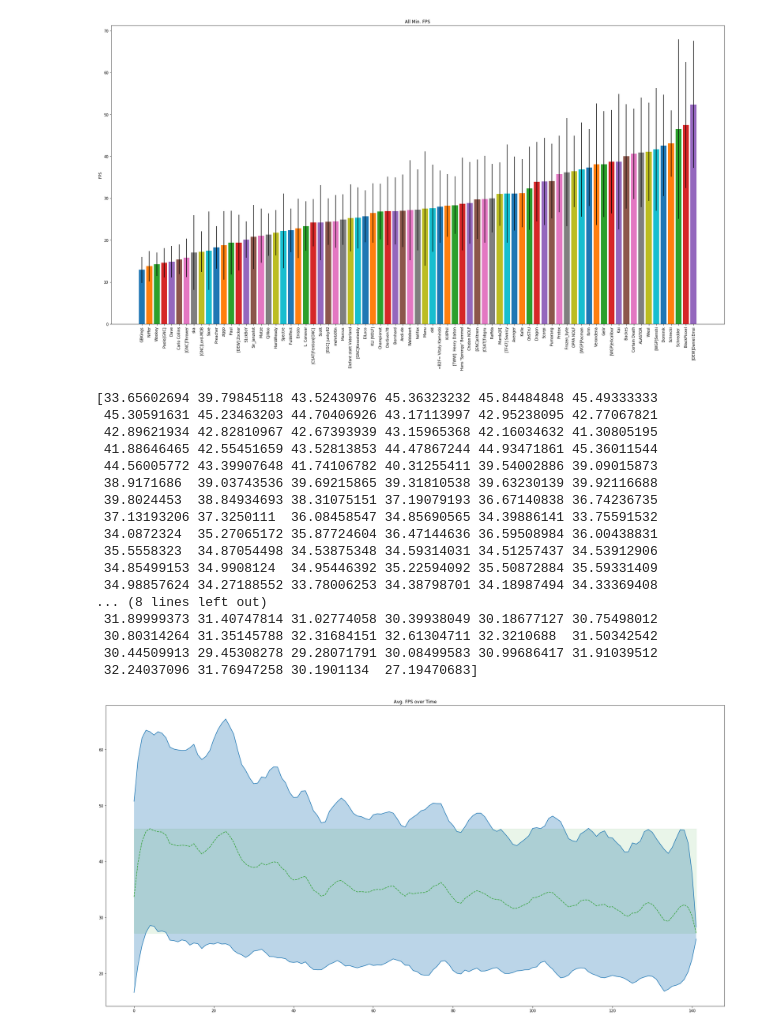
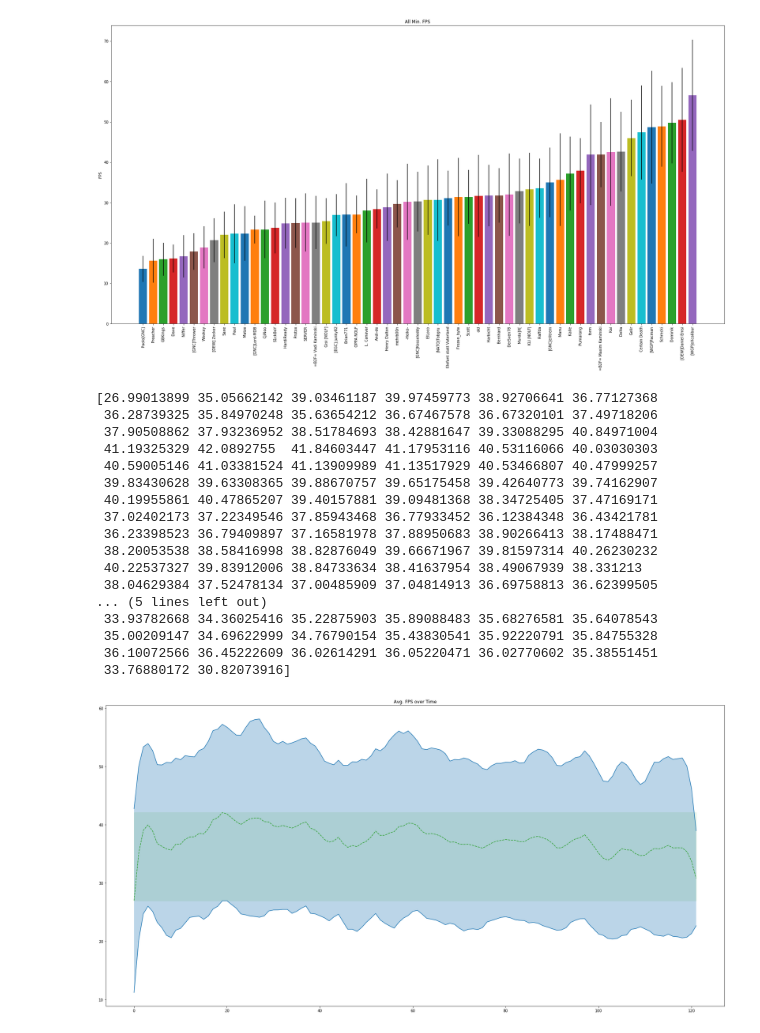
Before and after one commit to pmayd/OPT, a Jupyter notebook: print_fps/main.ipynb, the cells around one changed output. Saved outputs shown, nothing was run; the diff lists cells and outputs as text; code cells hidden in the pictures.

```diff
--- a/print_fps/main.ipynb
+++ b/print_fps/main.ipynb
@@ -7,7 +7,7 @@ import os
 # %%
 # read in data
 player_fps = {} # dictionary with avg and min fps and single avg and min fps
-LOG_FILE = os.path.join(os.curdir, r'log\war.log')
+LOG_FILE = os.path.join(os.curdir, r'log\prolog.log')
 with open(LOG_FILE, 'r') as fhandle:
     player_name = ''
     for line in fhandle:
@@ -90,57 +94,57 @@ plt.xticks(rotation=90)
 plt.title("All Min. FPS")
 plt.savefig(os.path.join(os.curdir, r'output\all_min_fps.png'))
 # %% [output]
-[figure, old version]
+[figure, new version]
 # %%
 # plot data
 from scipy import signal
 col = 0
 
-max_nr_fps = np.max([len(x[col]) for x in player_fps.values()])
-M = np.empty((len(player_fps), max_nr_fps))
+max_nr_fps = np.max([len(x[col]) for name, x in player_fps.items() if name != 'SERVER'])
+M = np.empty((len(player_fps) - 1, max_nr_fps))
 M[:] = np.nan
-for i, kv in enumerate(player_fps.items()):
+for i, kv in enumerate([(name, x) for name, x in player_fps.items() if name != 'SERVER']):
     name, data = kv
     x = data[col]
     M[i, 0:len(x)] = x
 
 # all avg fps over time
 degree = 3
 window_length = 9
 fig = plt.figure(figsize=(30,15))
 y1 = signal.savgol_filter(np.nanmean(M, 0) - np.nanstd(M, 0), window_length, degree)
 y2 = signal.savgol_filter(np.nanmean(M, 0) + np.nanstd(M, 0), window_length, degree)
 y = signal.savgol_filter(np.nanmean(M, 0), window_length, degree)
 print(y)
 
 xx = range(max_nr_fps)
 plt.fill_between(x=xx, y1=y1, y2=y2, alpha=0.3)
 plt.plot(xx, y1, color="C0")
 plt.plot(xx, y2, color="C0")
 plt.plot(xx, y, "--", color="C2")
 plt.fill_between(xx, y1=np.repeat(np.min(y), max_nr_fps), y2=np.repeat(np.max(y), max_nr_fps), alpha=0.1, color="C2")
 #plt.legend(loc="right")
 plt.title("Avg. FPS over Time")
 plt.savefig(os.path.join(os.curdir, r'output\all_avg_fps_over_time.png'))
 # %% [output]
-[33.65602694 39.79845118 43.52430976 45.36323232 45.84484848 45.49333333
- 45.30591631 45.23463203 44.70406926 43.17113997 42.95238095 42.77067821
- 42.89621934 42.82810967 42.67393939 43.15965368 42.16034632 41.30805195
- 41.88646465 42.55451659 43.52813853 44.47867244 44.93471861 45.36011544
- 44.56005772 43.39907648 41.74106782 40.31255411 39.54002886 39.09015873
- 38.9171686  39.03743536 39.69215865 39.31810538 39.63230139 39.92116688
- 39.8024453  38.84934693 38.31075151 37.19079193 36.67140838 36.74236735
- 37.13193206 37.3250111  36.08458547 34.85690565 34.39886141 33.75591532
- 34.0872324  35.27065172 35.87724604 36.47144636 36.59508984 36.00438831
- 35.5558323  34.87054498 34.53875348 34.59314031 34.51257437 34.53912906
- 34.85499153 34.9908124  34.95446392 35.22594092 35.50872884 35.59331409
- 34.98857624 34.27188552 33.78006253 34.38798701 34.18987494 34.33369408
-... (8 lines left out)
- 31.89999373 31.40747814 31.02774058 30.39938049 30.18677127 30.75498012
- 30.80314264 31.35145788 32.31684151 32.61304711 32.3210688  31.50342542
- 30.44509913 29.45308278 29.28071791 30.08499583 30.99686417 31.91039512
- 32.24037096 31.76947258 30.1901134  27.19470683]
+[26.99013899 35.05662142 39.03461187 39.97459773 38.92706641 36.77127368
+ 36.28739325 35.84970248 35.63654212 36.67467578 36.67320101 37.49718206
+ 37.90508862 37.93236952 38.51784693 38.42881647 39.33088295 40.84971004
+ 41.19325329 42.0892755  41.84603447 41.17953116 40.53116066 40.03030303
+ 40.59005146 41.03381524 41.13909989 41.13517929 40.53466807 40.47999257
+ 39.83430628 39.63308365 39.88670757 39.65175458 39.42640773 39.74162907
+ 40.19955861 40.47865207 39.40157881 39.09481368 38.34725405 37.47169171
+ 37.02402173 37.22349546 37.85943468 36.77933452 36.12384348 36.43421781
+ 36.23398523 36.79409897 37.16581978 37.88950683 38.90266413 38.17488471
+ 38.20053538 38.58416998 38.82876049 39.66671967 39.81597314 40.26230232
+ 40.22537327 39.83912006 38.84733634 38.41637954 38.49067939 38.331213
+ 38.04629384 37.52478134 37.00485909 37.04814913 36.69758813 36.62399505
+... (5 lines left out)
+ 33.93782668 34.36025416 35.22875903 35.89088483 35.68276581 35.64078543
+ 35.00209147 34.69622999 34.76790154 35.43830541 35.92220791 35.84755328
+ 36.10072566 36.45222609 36.02614291 36.05220471 36.02770602 35.38551451
+ 33.76880172 30.82073916]
-[figure, old version]
+[figure, new version]
 # %%
 # plot data
 from scipy import signal
```
Also changed, not shown: parts of 6 cells of this notebook, 8 other files.
